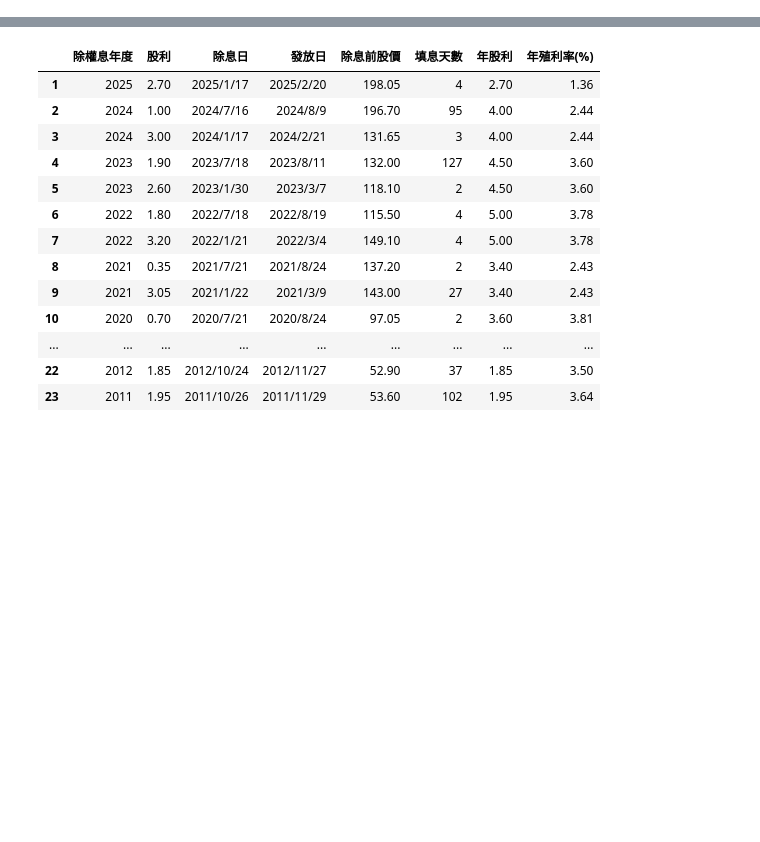
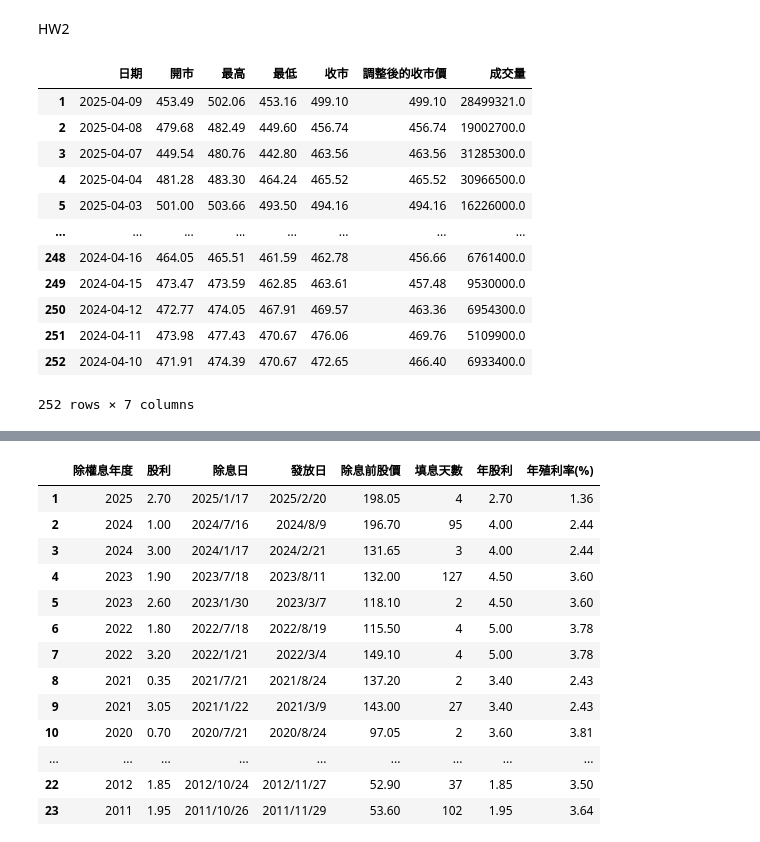
Before and after one commit to samko5sam/programming-language-class, a Jupyter notebook: 0320_DataVisualization.ipynb, the cells around one changed output, grey strips where cells are left out. Drawn from its saved outputs; the diff is of its cells as text; code cells hidden in the pictures; blank space fills up the shorter version.

```diff
--- a/0320_DataVisualization.ipynb
+++ b/0320_DataVisualization.ipynb
@@ -12,3 +12,35 @@ gc = gspread.authorize(creds)
 # %%
 import pandas as pd
 gsheets = gc.open_by_url('https://docs.google.com/spreadsheets/d/1IkFP9_-C0sdyZNgp3gjeoqPyv3MV2fQqUFKgTKRLF2w/edit?usp=sharing')
+# %% [markdown]
+HW2
+# %%
+# 從 Google Sheets 讀取資料
+worksheet = gsheets.get_worksheet(2)
+data = worksheet.get_all_values()
+df = pd.DataFrame(data)
+df.columns=df.iloc[0]
+df = df.iloc[1:]
+# 將數值欄位轉換為數字類型
+numeric_columns = ['開市', '最高', '最低', '收市', '調整後的收市價', '成交量']
+
+df['成交量'] = df['成交量'].str.replace(',', '')
+for col in numeric_columns:
+    df[col] = pd.to_numeric(df[col], errors='coerce')  # 轉為數值，無效數據變為 NaN
+df['日期'] = pd.to_datetime(df['日期'], format='%Y年%m月%d日')
+
+df
+# %% [output]
+|  | 日期 | 開市 | 最高 | 最低 | 收市 | 調整後的收市價 | 成交量 |
+| 1 | 2025-04-09 | 453.49 | 502.06 | 453.16 | 499.10 | 499.10 | 28499321.0 |
+| 2 | 2025-04-08 | 479.68 | 482.49 | 449.60 | 456.74 | 456.74 | 19002700.0 |
+| 3 | 2025-04-07 | 449.54 | 480.76 | 442.80 | 463.56 | 463.56 | 31285300.0 |
+| 4 | 2025-04-04 | 481.28 | 483.30 | 464.24 | 465.52 | 465.52 | 30966500.0 |
+| 5 | 2025-04-03 | 501.00 | 503.66 | 493.50 | 494.16 | 494.16 | 16226000.0 |
+| ... | ... | ... | ... | ... | ... | ... | ... |
+| 248 | 2024-04-16 | 464.05 | 465.51 | 461.59 | 462.78 | 456.66 | 6761400.0 |
+| 249 | 2024-04-15 | 473.47 | 473.59 | 462.85 | 463.61 | 457.48 | 9530000.0 |
+| 250 | 2024-04-12 | 472.77 | 474.05 | 467.91 | 469.57 | 463.36 | 6954300.0 |
+| 251 | 2024-04-11 | 473.98 | 477.43 | 470.67 | 476.06 | 469.76 | 5109900.0 |
+| 252 | 2024-04-10 | 471.91 | 474.39 | 470.67 | 472.65 | 466.40 | 6933400.0 |
+252 rows × 7 columns
```
Also changed, not shown: parts of 7 cells of this notebook.
